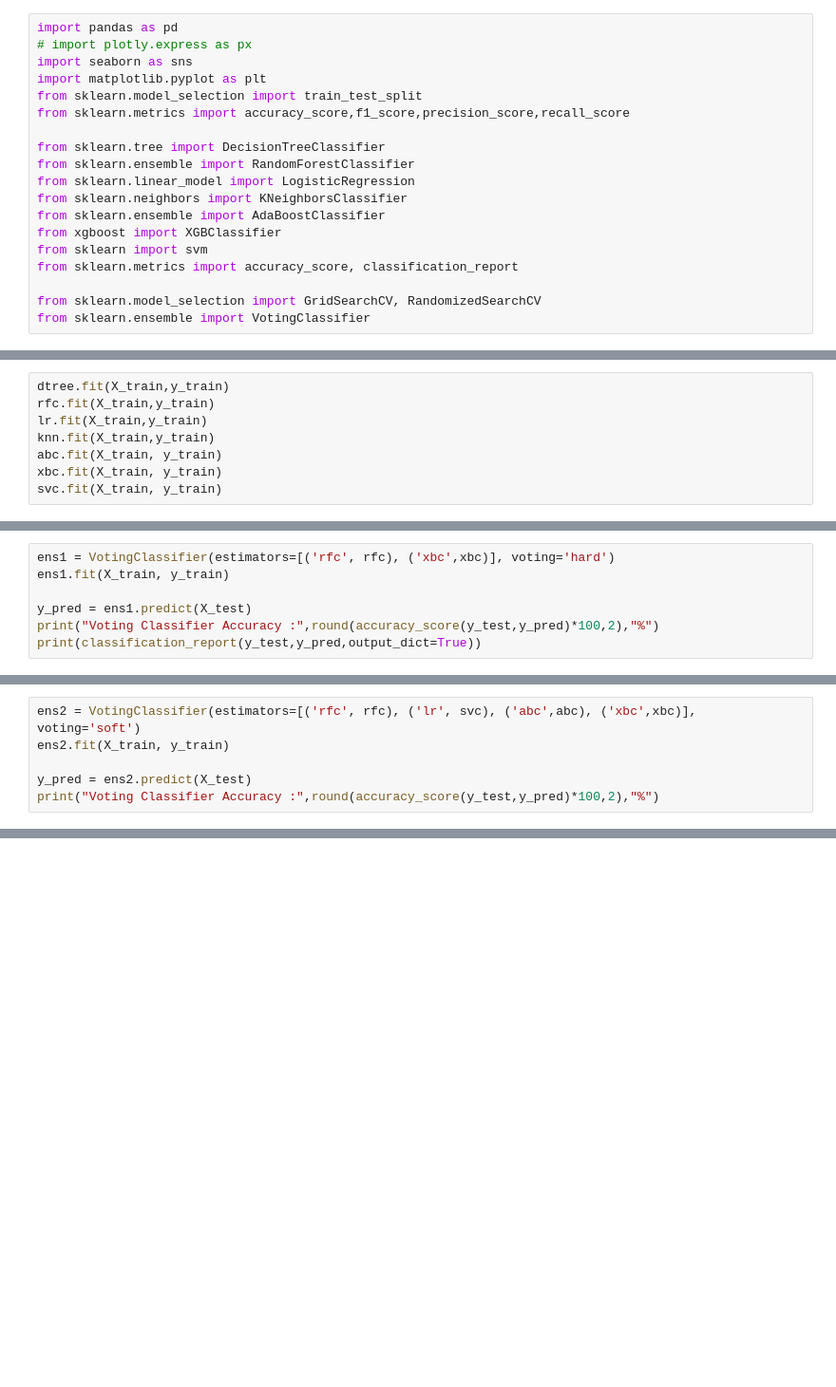
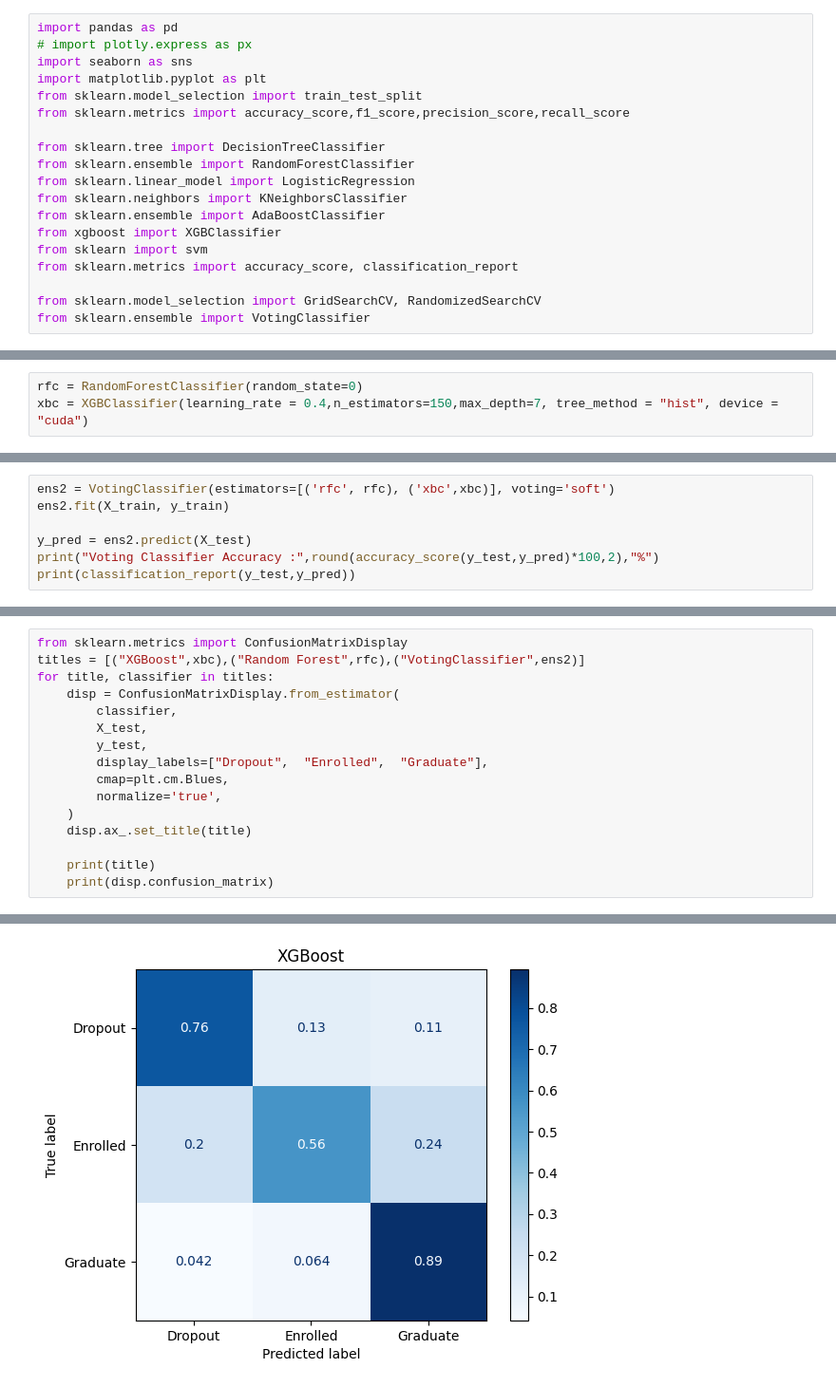
Before and after one commit to amy-ym-yu/dropout, a Jupyter notebook: JoeyH_Dropout.ipynb, the cells around one changed output, grey strips where cells are left out. Shown: that part at 95% size. Cells and saved outputs as stored; diff of their text form; blank space fills up the shorter version.

```diff
--- a/JoeyH_Dropout.ipynb
+++ b/JoeyH_Dropout.ipynb
@@ -308,0 +184,3 @@ print(max(arr,key= lambda x:x[1]))
+# %%
+rfc = RandomForestClassifier(random_state=0)
+xbc = XGBClassifier(learning_rate = 0.4,n_estimators=150,max_depth=7, tree_method = "hist", device = "cuda")
@@ -360,8 +260,0 @@ svc = svm.SVC(kernel='linear',probability=True)
-# %%
-dtree.fit(X_train,y_train)
-rfc.fit(X_train,y_train)
-lr.fit(X_train,y_train)
-knn.fit(X_train,y_train)
-abc.fit(X_train, y_train)
-xbc.fit(X_train, y_train)
-svc.fit(X_train, y_train)
@@ -416,8 +261,8 @@ weighted avg       0.76      0.77      0.76       885
 # %%
-ens1 = VotingClassifier(estimators=[('rfc', rfc), ('xbc',xbc)], voting='hard')
-ens1.fit(X_train, y_train)
+ens2 = VotingClassifier(estimators=[('rfc', rfc), ('xbc',xbc)], voting='soft')
+ens2.fit(X_train, y_train)
 
-y_pred = ens1.predict(X_test)
+y_pred = ens2.predict(X_test)
 print("Voting Classifier Accuracy :",round(accuracy_score(y_test,y_pred)*100,2),"%")
-print(classification_report(y_test,y_pred,output_dict=True))
+print(classification_report(y_test,y_pred))
 # %% [output]
@@ -427,6 +278,0 @@ Voting Classifier Accuracy : 79.44 %
-# %%
-ens2 = VotingClassifier(estimators=[('rfc', rfc), ('lr', svc), ('abc',abc), ('xbc',xbc)], voting='soft')
-ens2.fit(X_train, y_train)
-
-y_pred = ens2.predict(X_test)
-print("Voting Classifier Accuracy :",round(accuracy_score(y_test,y_pred)*100,2),"%")
@@ -434,0 +345,17 @@ Voting Classifier Accuracy : 81.47 %
+# %%
+from sklearn.metrics import ConfusionMatrixDisplay
+titles = [("XGBoost",xbc),("Random Forest",rfc),("VotingClassifier",ens2)]
+for title, classifier in titles:
+    disp = ConfusionMatrixDisplay.from_estimator(
+        classifier,
+        X_test,
+        y_test,
+        display_labels=["Dropout",  "Enrolled",  "Graduate"],
+        cmap=plt.cm.Blues,
+        normalize='true',
+    )
+    disp.ax_.set_title(title)
+
+    print(title)
+    print(disp.confusion_matrix)
+# %% [output]
@@ -434,0 +374 @@ Voting Classifier Accuracy : 81.47 %
+[figure, added]
```
Also changed, not shown: parts of 24 cells of this notebook, 13 other files.
